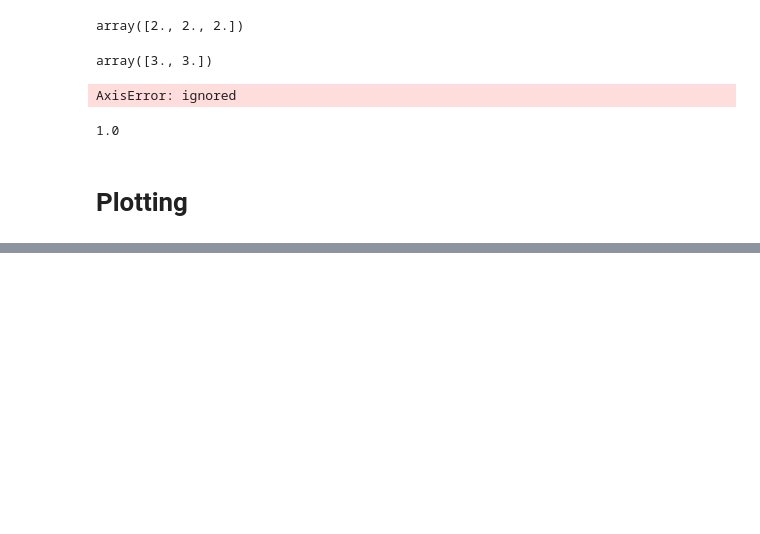
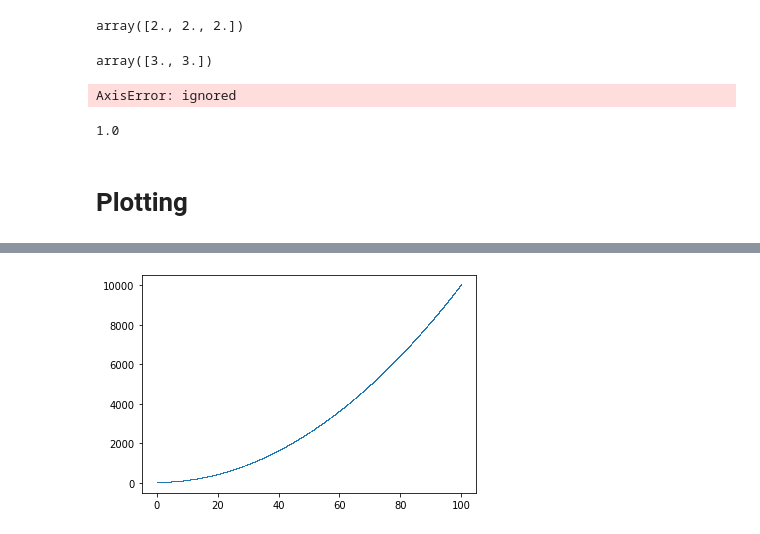
Before and after one commit to anuanu0-0/Deep-Learning, a Jupyter notebook: Getting-Started/python_basics.ipynb, the cells around one changed output, grey strips where cells are left out. Drawn from its saved outputs; the diff is of its cells as text; code cells hidden in the pictures; blank space fills up the shorter version.

```diff
--- a/Getting-Started/python_basics.ipynb
+++ b/Getting-Started/python_basics.ipynb
@@ -641,0 +666,7 @@ A.max()
+# %%
+x = np.linspace(100, 0, 5000)
+y = np.power(x, 2)
+plt.plot(x, y, ',')
+plt.show()
+# %% [output]
+[figure, added]
```
Also changed, not shown: parts of 6 cells of this notebook.
